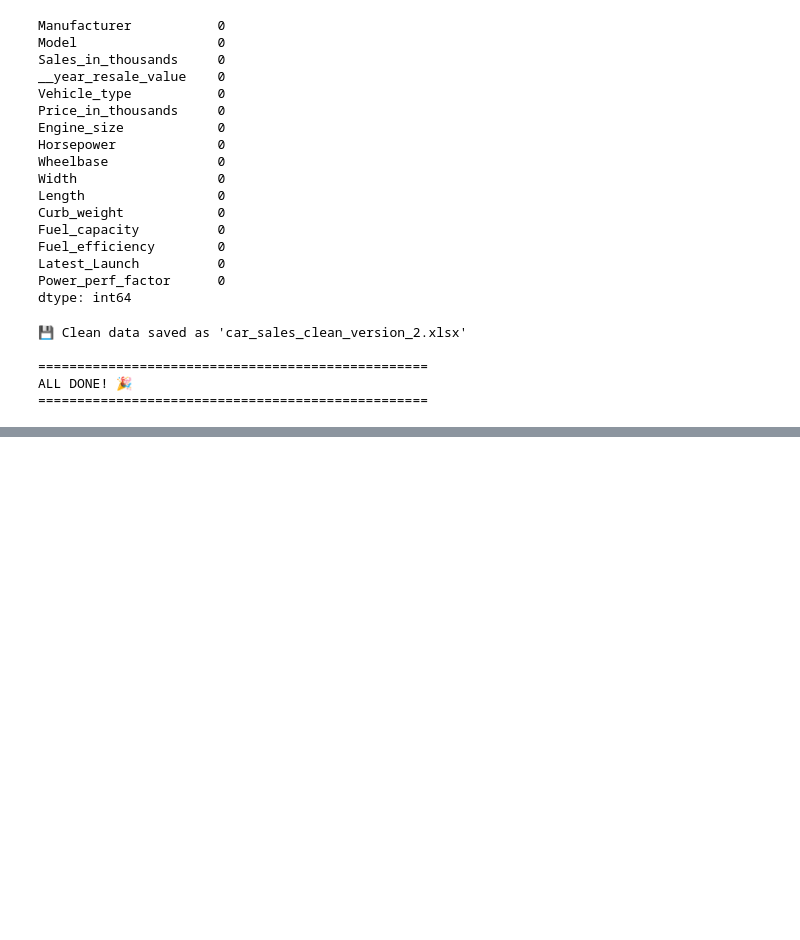
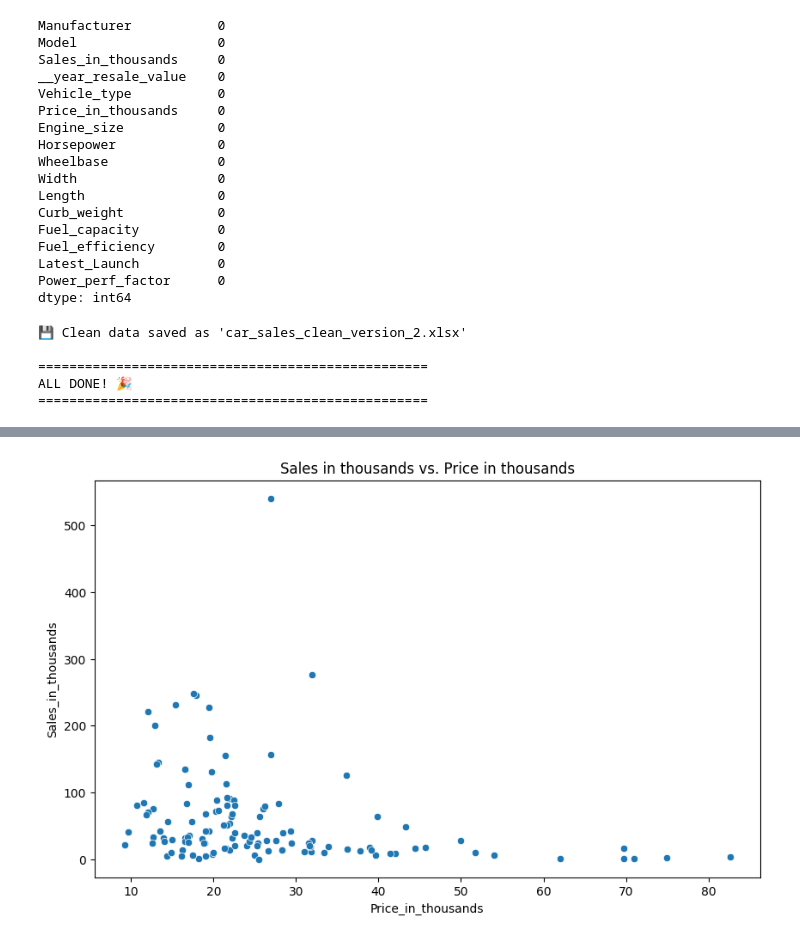
Before and after one commit to RanjaniMK/Car-Sales-Data-Analysis, a Jupyter notebook: Sales Distribution Analysis.ipynb, the cells around one changed output, grey strips where cells are left out. Cells and saved outputs as stored; diff of their text form; code cells hidden in the pictures; blank space fills up the shorter version.

```diff
--- a/Sales Distribution Analysis.ipynb
+++ b/Sales Distribution Analysis.ipynb
@@ -425,0 +492,8 @@ ALL DONE! 🎉
+# %%
+# Scatter plot of 'Sales in thousands' vs. 'Price in thousands'
+plt.figure(figsize=(10, 6))
+sns.scatterplot(x='Price_in_thousands', y='Sales_in_thousands', data=df)
+plt.title('Sales in thousands vs. Price in thousands')
+plt.show()
+# %% [output]
+[figure, added]
```
Also changed, not shown: parts of 7 cells of this notebook.
